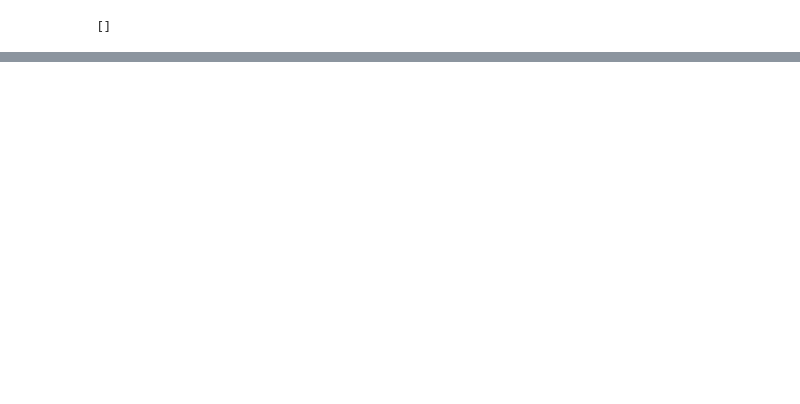
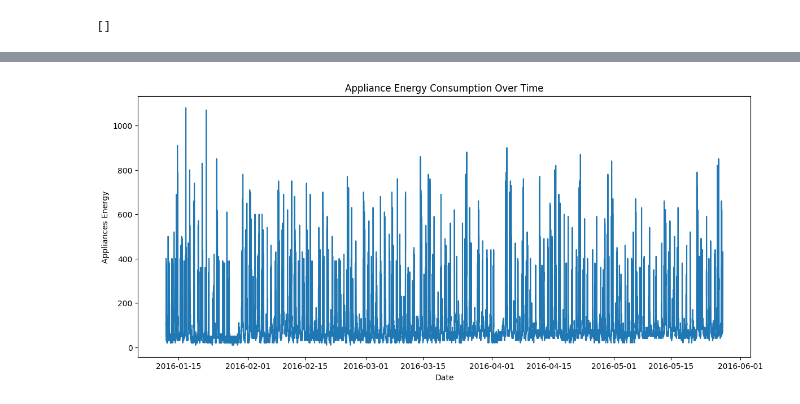
Before and after one commit to risnariha/-Multivariate-Time-Series-Prediction-Model, a Jupyter notebook: EDA1.ipynb, the cells around one changed output, grey strips where cells are left out. Cells and saved outputs as stored; diff of their text form; code cells hidden in the pictures; blank space fills up the shorter version.

```diff
--- a/EDA1.ipynb
+++ b/EDA1.ipynb
@@ -562,0 +897,12 @@ Training Completed
+# %%
+plt.figure(figsize=(14,6))
+
+plt.plot(df['date'], df['Appliances'])
+
+plt.title('Appliance Energy Consumption Over Time')
+plt.xlabel('Date')
+plt.ylabel('Appliances Energy')
+
+plt.show()
+# %% [output]
+[figure, added]
```
Also changed, not shown: parts of 25 cells of this notebook.
